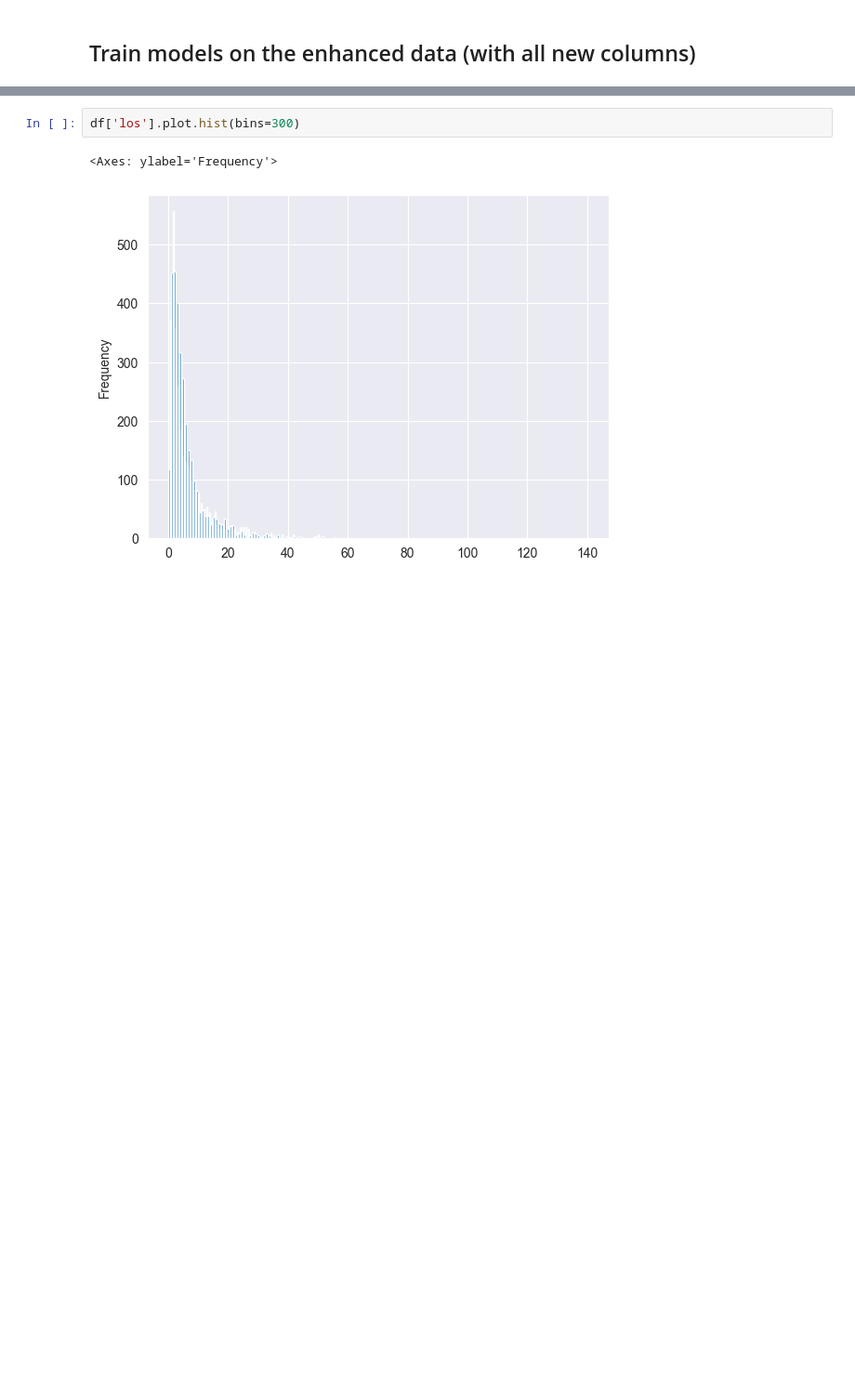
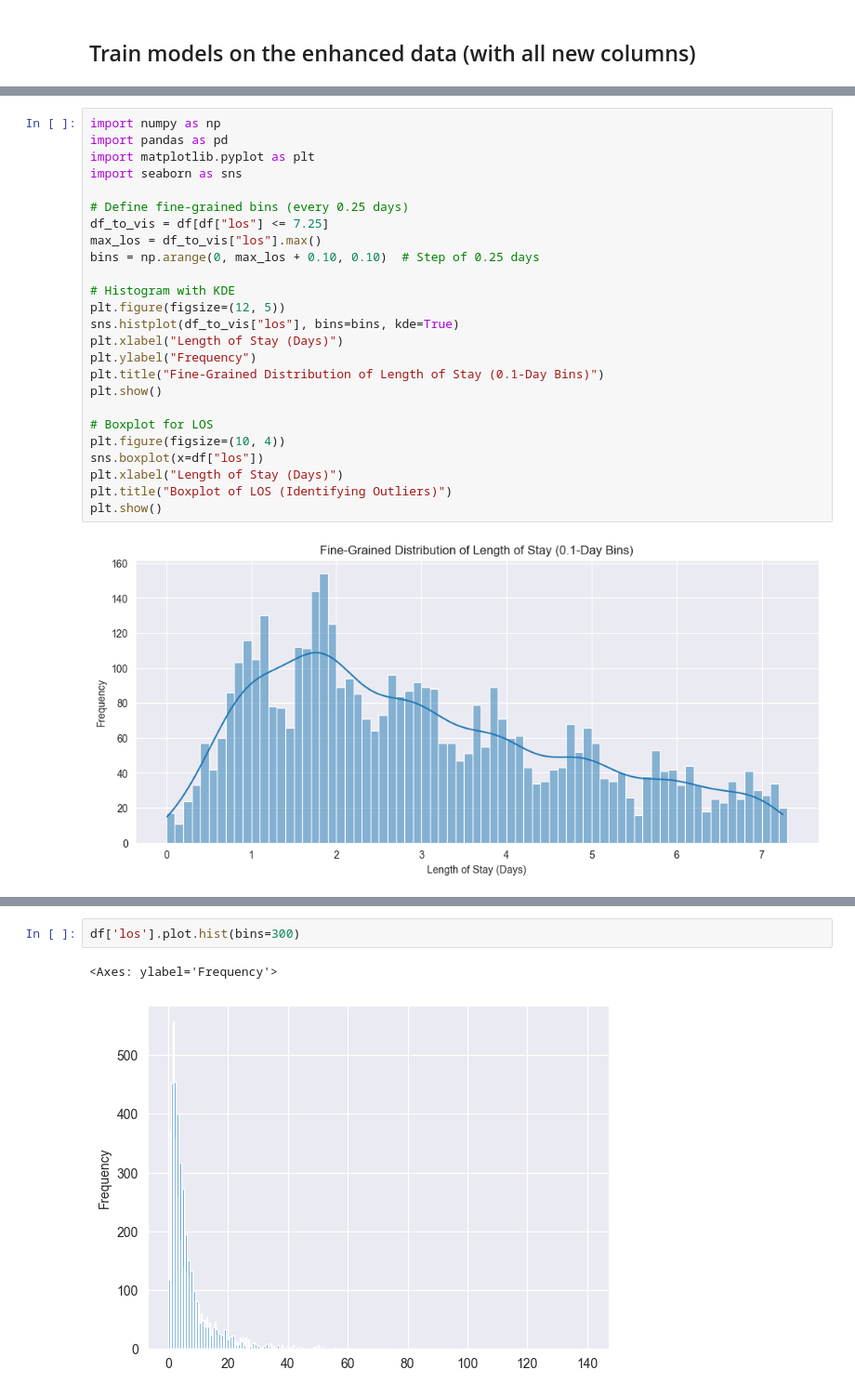
Before and after one commit to TarnishingColors/Thesis_MIMIC-IV_neurological_disorders, a Jupyter notebook: ml/labevents_enhanced_study_classification.ipynb, the cells around one changed output, grey strips where cells are left out. Shown at 93% size. Saved outputs shown, nothing was run; the diff lists cells and outputs as text; blank space fills up the shorter version.

```diff
--- a/ml/labevents_enhanced_study_classification.ipynb
+++ b/ml/labevents_enhanced_study_classification.ipynb
@@ -30,0 +34,27 @@ postgresql mimic-iv_db agabitas aGaBiTaS dws-student-01.informatik.uni-mannheim.
+# %%
+import numpy as np
+import pandas as pd
+import matplotlib.pyplot as plt
+import seaborn as sns
+
+# Define fine-grained bins (every 0.25 days)
+df_to_vis = df[df["los"] <= 7.25]
+max_los = df_to_vis["los"].max()
+bins = np.arange(0, max_los + 0.10, 0.10)  # Step of 0.25 days
+
+# Histogram with KDE
+plt.figure(figsize=(12, 5))
+sns.histplot(df_to_vis["los"], bins=bins, kde=True)
+plt.xlabel("Length of Stay (Days)")
+plt.ylabel("Frequency")
+plt.title("Fine-Grained Distribution of Length of Stay (0.1-Day Bins)")
+plt.show()
+
+# Boxplot for LOS
+plt.figure(figsize=(10, 4))
+sns.boxplot(x=df["los"])
+plt.xlabel("Length of Stay (Days)")
+plt.title("Boxplot of LOS (Identifying Outliers)")
+plt.show()
+# %% [output]
+[figure, added]
```
Also changed, not shown: parts of 52 cells of this notebook, 10 other files.
